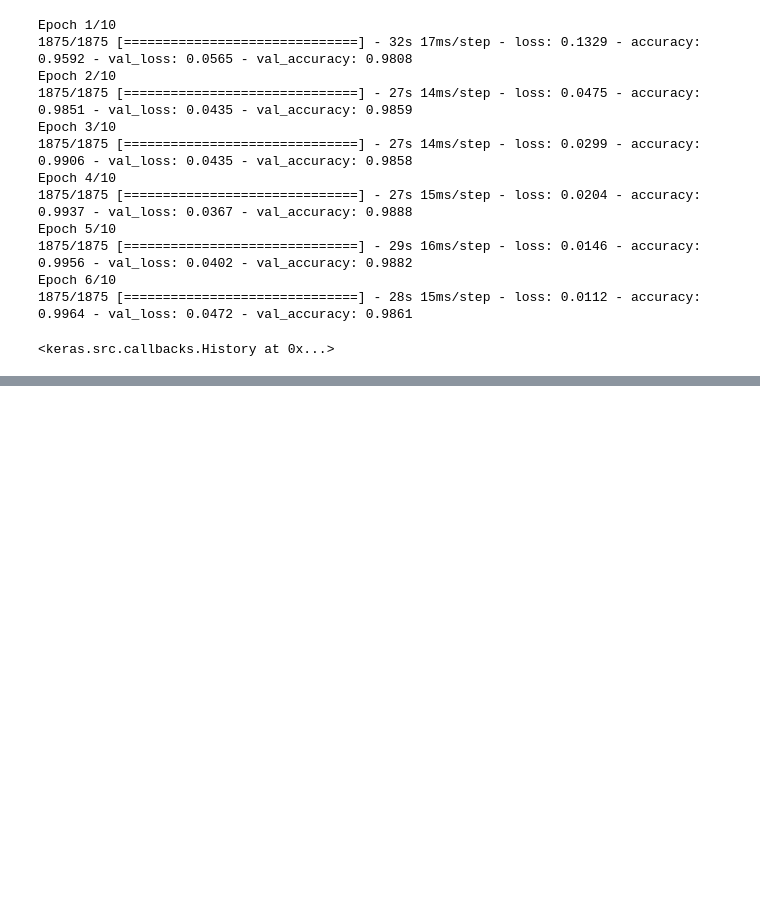
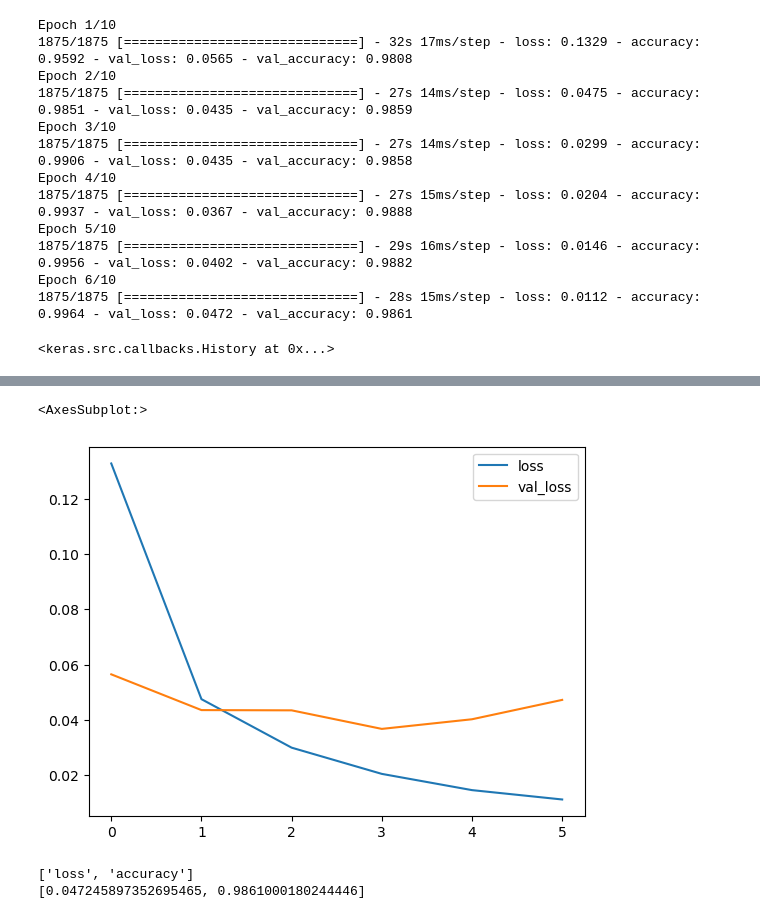
Before and after one commit to offfahad/cnn_on_mnist_dataset, a Jupyter notebook: cnn_on_mnist_dataset.ipynb, the cells around one changed output, grey strips where cells are left out. Saved outputs shown, nothing was run; the diff lists cells and outputs as text; code cells hidden in the pictures; blank space fills up the shorter version.

```diff
--- a/cnn_on_mnist_dataset.ipynb
+++ b/cnn_on_mnist_dataset.ipynb
@@ -208,0 +231,11 @@ Epoch 6/10
+# %%
+losses[['loss','val_loss']].plot()
+# %% [output]
+<AxesSubplot:>
+[figure, added]
+# %%
+print(model.metrics_names)
+print(model.evaluate(x_test,y_cat_test,verbose=0))
+# %% [output]
+['loss', 'accuracy']
+[0.047245897352695465, 0.9861000180244446]
```
Also changed, not shown: parts of 13 cells of this notebook.
